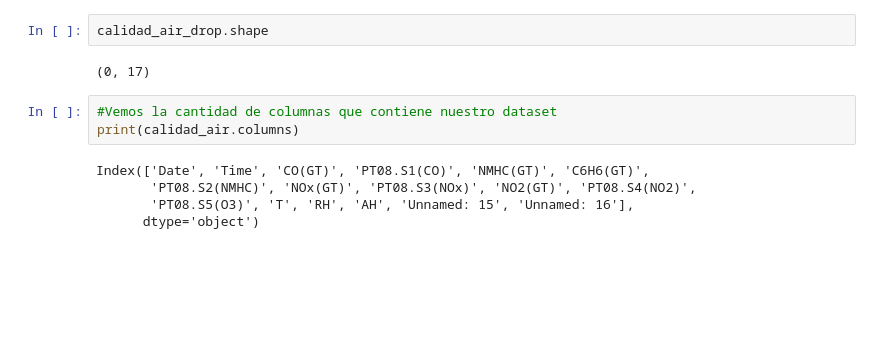
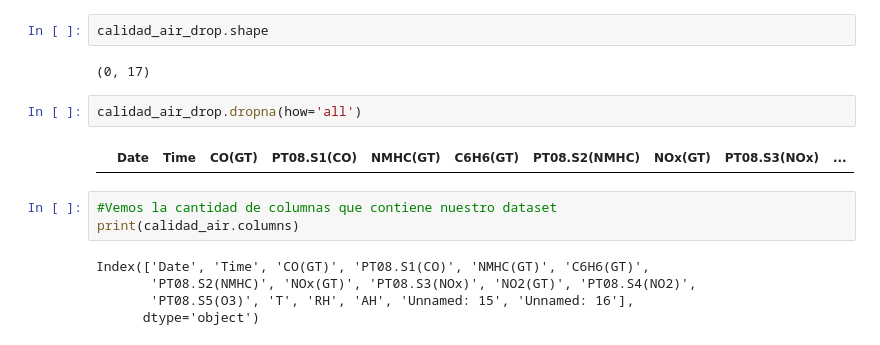
Before and after one commit to Flor-Si/Trabajo-Final-Ing-2025, a Jupyter notebook: trabajo_final_calidad_del_aire.ipynb, the cells around one changed output. Saved outputs shown, nothing was run; the diff lists cells and outputs as text; blank space fills up the shorter version.

```diff
--- a/trabajo_final_calidad_del_aire.ipynb
+++ b/trabajo_final_calidad_del_aire.ipynb
@@ -95,6 +95,10 @@ calidad_air_drop= calidad_air.dropna()
 calidad_air_drop.shape
 # %% [output]
 (0, 17)
+# %%
+calidad_air_drop.dropna(how='all')
+# %% [output]
+|  | Date | Time | CO(GT) | PT08.S1(CO) | NMHC(GT) | C6H6(GT) | PT08.S2(NMHC) | NOx(GT) | PT08.S3(NOx) | ... |
 # %%
 #Vemos la cantidad de columnas que contiene nuestro dataset
 print(calidad_air.columns)
```
